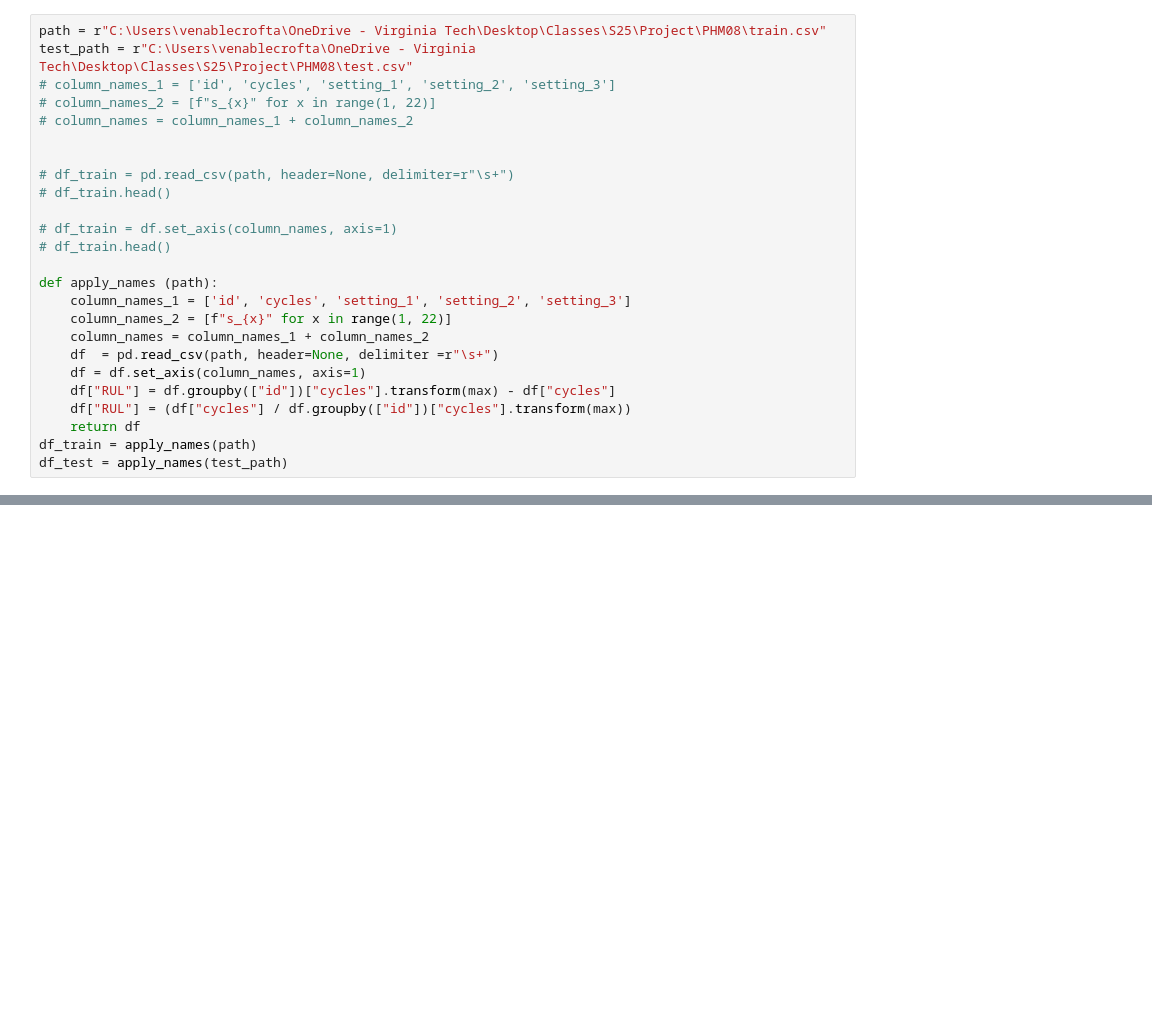
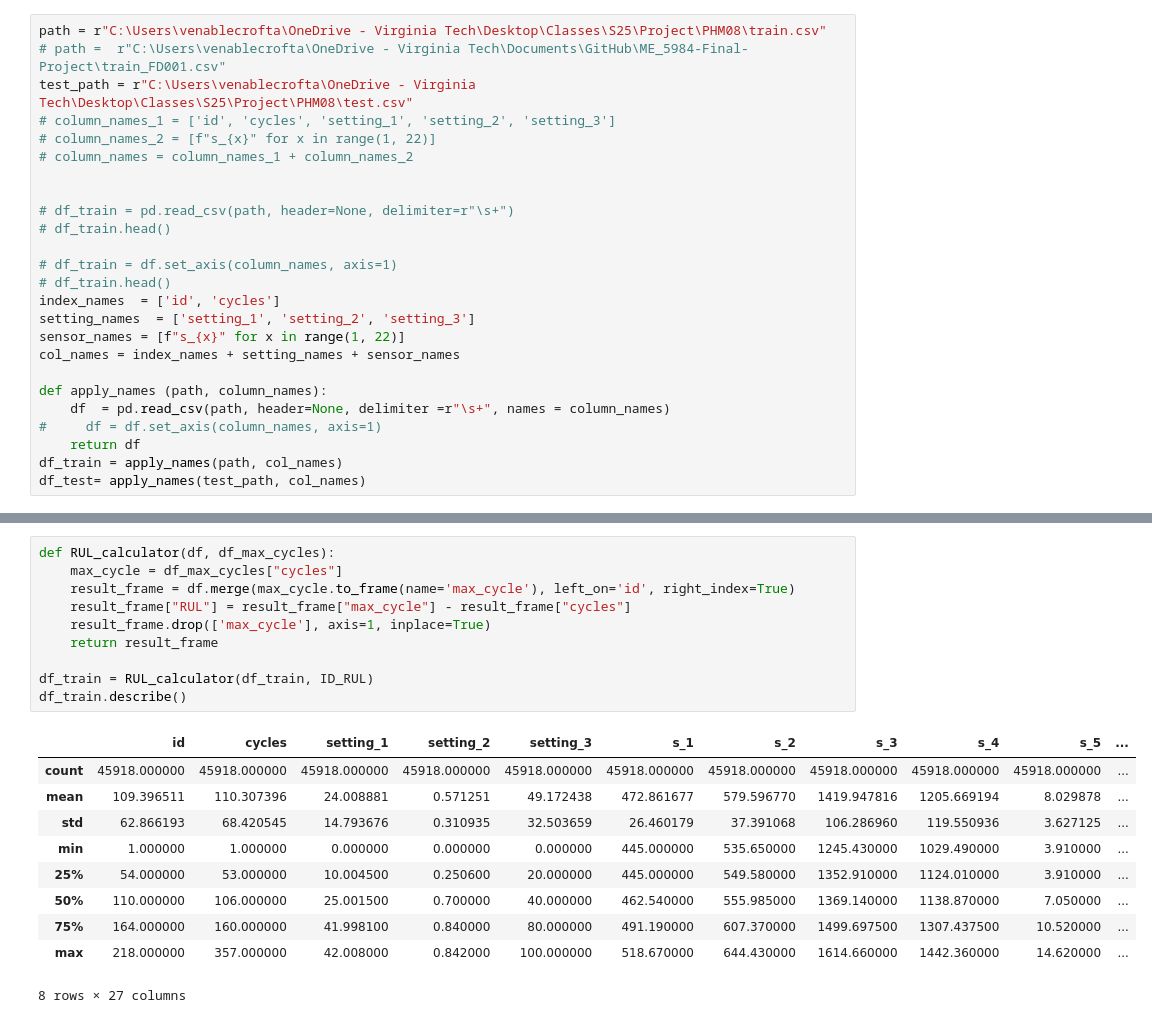
Before and after one commit to venablecrofta/ME_5984-Final-Project, a Jupyter notebook: Bayseian Regression.ipynb, the cells around one changed output, grey strips where cells are left out. Drawn from its saved outputs; the diff is of its cells as text; blank space fills up the shorter version.

```diff
--- a/Bayseian Regression.ipynb
+++ b/Bayseian Regression.ipynb
@@ -13,5 +14,6 @@ import warnings
 # %%
 path = r"C:\Users\venablecrofta\OneDrive - Virginia Tech\Desktop\Classes\S25\Project\PHM08\train.csv"
+# path =  r"C:\Users\venablecrofta\OneDrive - Virginia Tech\Documents\GitHub\ME_5984-Final-Project\train_FD001.csv"
 test_path = r"C:\Users\venablecrofta\OneDrive - Virginia Tech\Desktop\Classes\S25\Project\PHM08\test.csv"
 # column_names_1 = ['id', 'cycles', 'setting_1', 'setting_2', 'setting_3']
 # column_names_2 = [f"s_{x}" for x in range(1, 22)]
@@ -23,15 +25,14 @@ test_path = r"C:\Users\venablecrofta\OneDrive - Virginia Tech\Desktop\Classes\S2
 
 # df_train = df.set_axis(column_names, axis=1)
 # df_train.head()
+index_names  = ['id', 'cycles']
+setting_names  = ['setting_1', 'setting_2', 'setting_3']
+sensor_names = [f"s_{x}" for x in range(1, 22)]
+col_names = index_names + setting_names + sensor_names
 
-def apply_names (path):
-    column_names_1 = ['id', 'cycles', 'setting_1', 'setting_2', 'setting_3']
-    column_names_2 = [f"s_{x}" for x in range(1, 22)]
-    column_names = column_names_1 + column_names_2
-    df  = pd.read_csv(path, header=None, delimiter =r"\s+")
-    df = df.set_axis(column_names, axis=1)
-    df["RUL"] = df.groupby(["id"])["cycles"].transform(max) - df["cycles"]
-    df["RUL"] = (df["cycles"] / df.groupby(["id"])["cycles"].transform(max))
+def apply_names (path, column_names):
+    df  = pd.read_csv(path, header=None, delimiter =r"\s+", names = column_names)
+#     df = df.set_axis(column_names, axis=1)
     return df
-df_train = apply_names(path)
-df_test = apply_names(test_path)
+df_train = apply_names(path, col_names)
+df_test= apply_names(test_path, col_names)
@@ -92,0 +74,21 @@ ValueError: Found input variables with inconsistent numbers of samples: [16, 459
+# %%
+def RUL_calculator(df, df_max_cycles):
+    max_cycle = df_max_cycles["cycles"]
+    result_frame = df.merge(max_cycle.to_frame(name='max_cycle'), left_on='id', right_index=True)
+    result_frame["RUL"] = result_frame["max_cycle"] - result_frame["cycles"]
+    result_frame.drop(['max_cycle'], axis=1, inplace=True)
+    return result_frame
+
+df_train = RUL_calculator(df_train, ID_RUL)
+df_train.describe()
+# %% [output]
+|  | id | cycles | setting_1 | setting_2 | setting_3 | s_1 | s_2 | s_3 | s_4 | s_5 | ... |
+| count | 45918.000000 | 45918.000000 | 45918.000000 | 45918.000000 | 45918.000000 | 45918.000000 | 45918.000000 | 45918.000000 | 45918.000000 | 45918.000000 | ... |
+| mean | 109.396511 | 110.307396 | 24.008881 | 0.571251 | 49.172438 | 472.861677 | 579.596770 | 1419.947816 | 1205.669194 | 8.029878 | ... |
+| std | 62.866193 | 68.420545 | 14.793676 | 0.310935 | 32.503659 | 26.460179 | 37.391068 | 106.286960 | 119.550936 | 3.627125 | ... |
+| min | 1.000000 | 1.000000 | 0.000000 | 0.000000 | 0.000000 | 445.000000 | 535.650000 | 1245.430000 | 1029.490000 | 3.910000 | ... |
+| 25% | 54.000000 | 53.000000 | 10.004500 | 0.250600 | 20.000000 | 445.000000 | 549.580000 | 1352.910000 | 1124.010000 | 3.910000 | ... |
+| 50% | 110.000000 | 106.000000 | 25.001500 | 0.700000 | 40.000000 | 462.540000 | 555.985000 | 1369.140000 | 1138.870000 | 7.050000 | ... |
+| 75% | 164.000000 | 160.000000 | 41.998100 | 0.840000 | 80.000000 | 491.190000 | 607.370000 | 1499.697500 | 1307.437500 | 10.520000 | ... |
+| max | 218.000000 | 357.000000 | 42.008000 | 0.842000 | 100.000000 | 518.670000 | 644.430000 | 1614.660000 | 1442.360000 | 14.620000 | ... |
+8 rows × 27 columns
```
Also changed, not shown: parts of 11 cells of this notebook, 2 other files.
